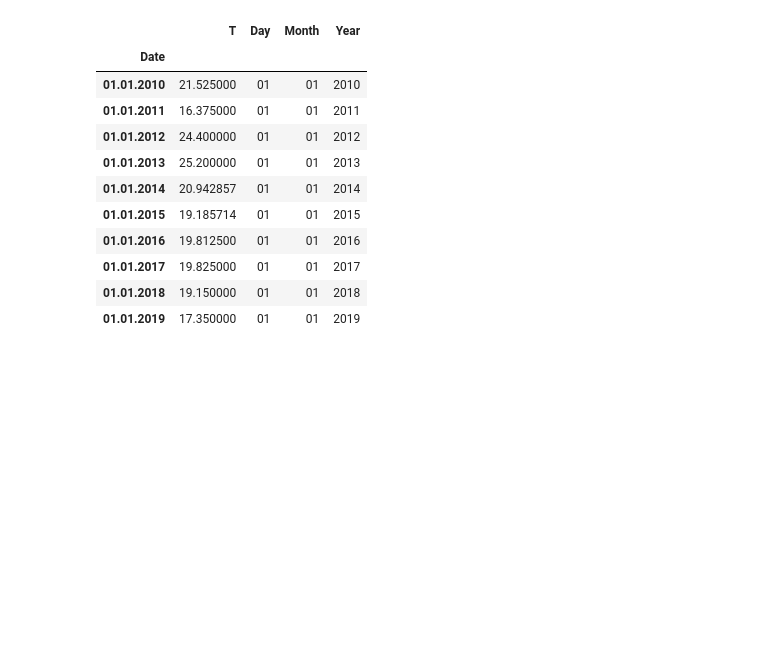
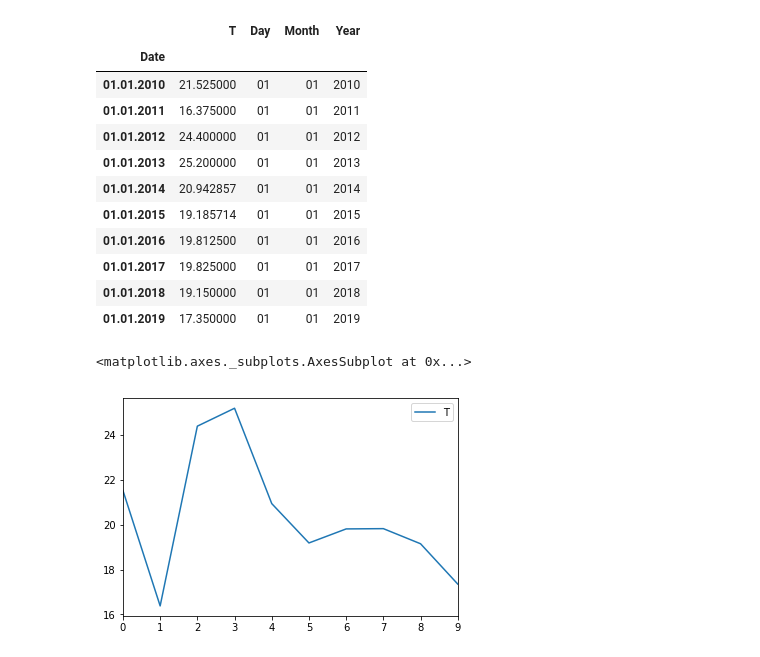
Before and after one commit to devaroop/climate-change, a Jupyter notebook: temp_data_analysis.ipynb, the cells around one changed output. Drawn from its saved outputs; the diff is of its cells as text; code cells hidden in the pictures; blank space fills up the shorter version.

```diff
--- a/temp_data_analysis.ipynb
+++ b/temp_data_analysis.ipynb
@@ -62,3 +62,8 @@ dayDetailDF.set_index("Date")
 | 01.01.2017 | 19.825000 | 01 | 01 | 2017 |
 | 01.01.2018 | 19.150000 | 01 | 01 | 2018 |
 | 01.01.2019 | 17.350000 | 01 | 01 | 2019 |
+# %%
+dayDetailDF.plot()
+# %% [output]
+<matplotlib.axes._subplots.AxesSubplot at 0x...>
+[figure, added]
```
Also changed, not shown: 1 other file.
